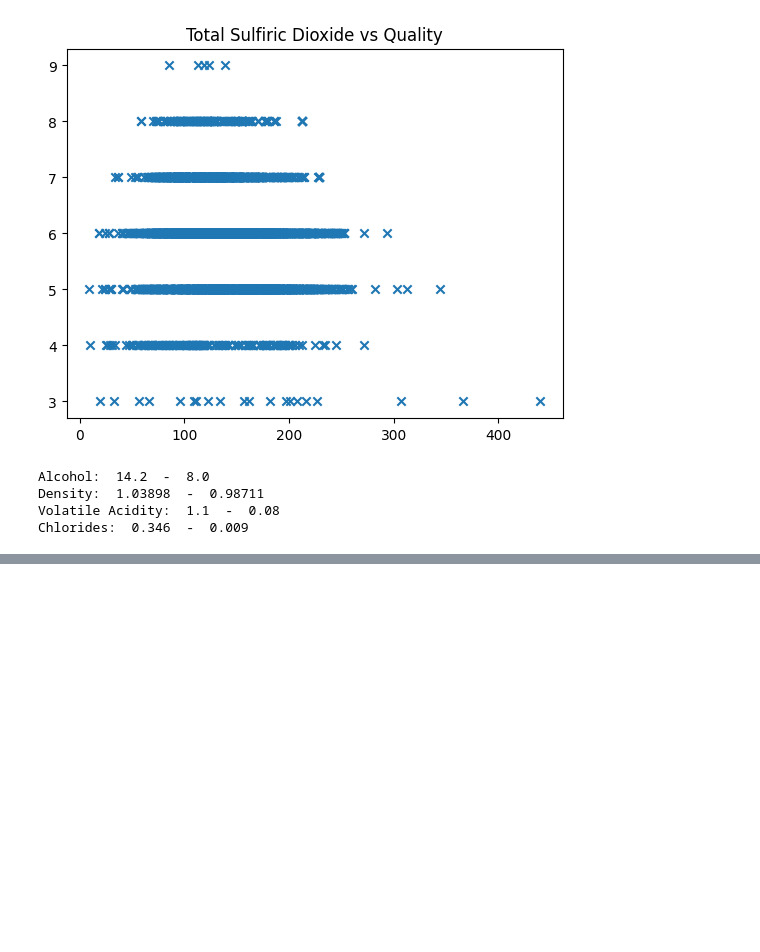
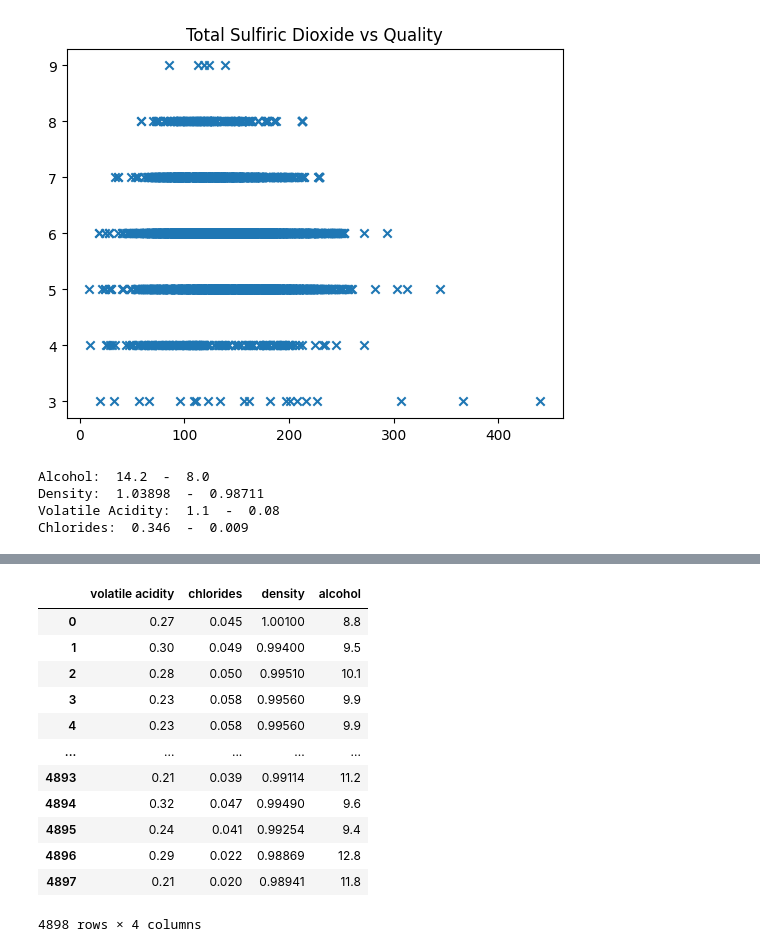
Before and after one commit to amoghnayak07/wine-quality-lr, a Jupyter notebook: Linear Regression model.ipynb, the cells around one changed output, grey strips where cells are left out. Saved outputs shown, nothing was run; the diff lists cells and outputs as text; code cells hidden in the pictures; blank space fills up the shorter version.

```diff
--- a/Linear Regression model.ipynb
+++ b/Linear Regression model.ipynb
@@ -207,0 +275,18 @@ Chlorides:  0.346  -  0.009
+# %%
+x_train = df.drop(["fixed acidity", "citric acid", "residual sugar", "free sulfur dioxide", "total sulfur dioxide", "pH", "sulphates", "quality"], axis=1)
+# %%
+x_train
+# %% [output]
+|  | volatile acidity | chlorides | density | alcohol |
+| 0 | 0.27 | 0.045 | 1.00100 | 8.8 |
+| 1 | 0.30 | 0.049 | 0.99400 | 9.5 |
+| 2 | 0.28 | 0.050 | 0.99510 | 10.1 |
+| 3 | 0.23 | 0.058 | 0.99560 | 9.9 |
+| 4 | 0.23 | 0.058 | 0.99560 | 9.9 |
+| ... | ... | ... | ... | ... |
+| 4893 | 0.21 | 0.039 | 0.99114 | 11.2 |
+| 4894 | 0.32 | 0.047 | 0.99490 | 9.6 |
+| 4895 | 0.24 | 0.041 | 0.99254 | 9.4 |
+| 4896 | 0.29 | 0.022 | 0.98869 | 12.8 |
+| 4897 | 0.21 | 0.020 | 0.98941 | 11.8 |
+4898 rows × 4 columns
```
Also changed, not shown: parts of 31 cells of this notebook, 1 other file.
